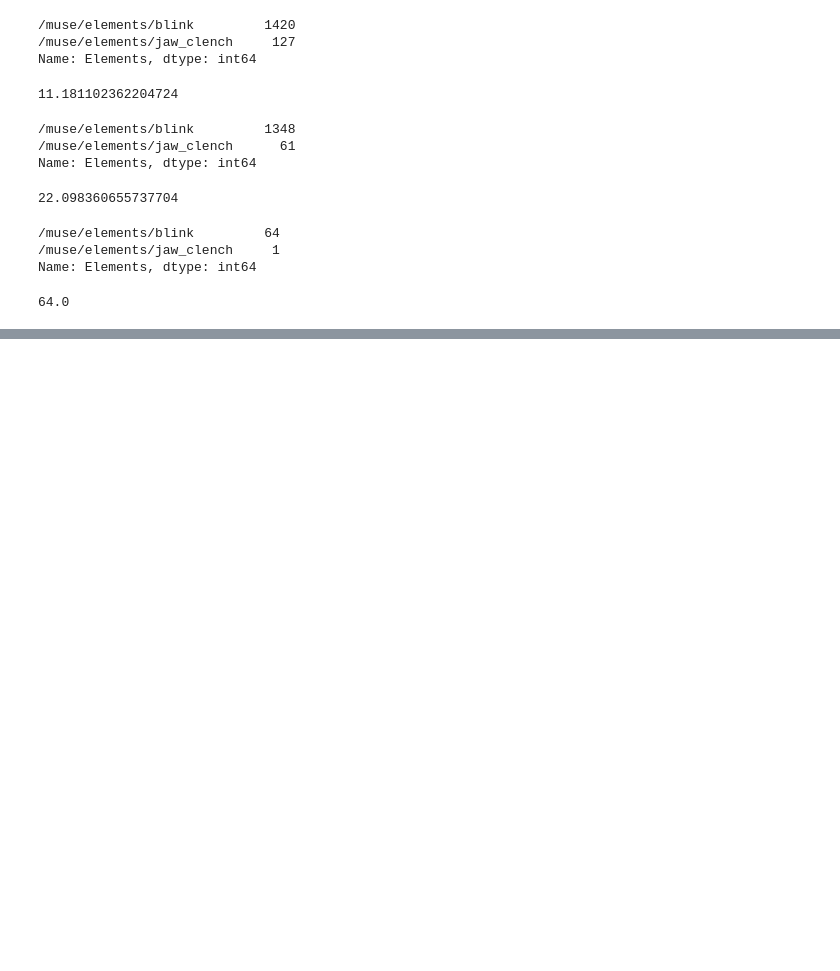
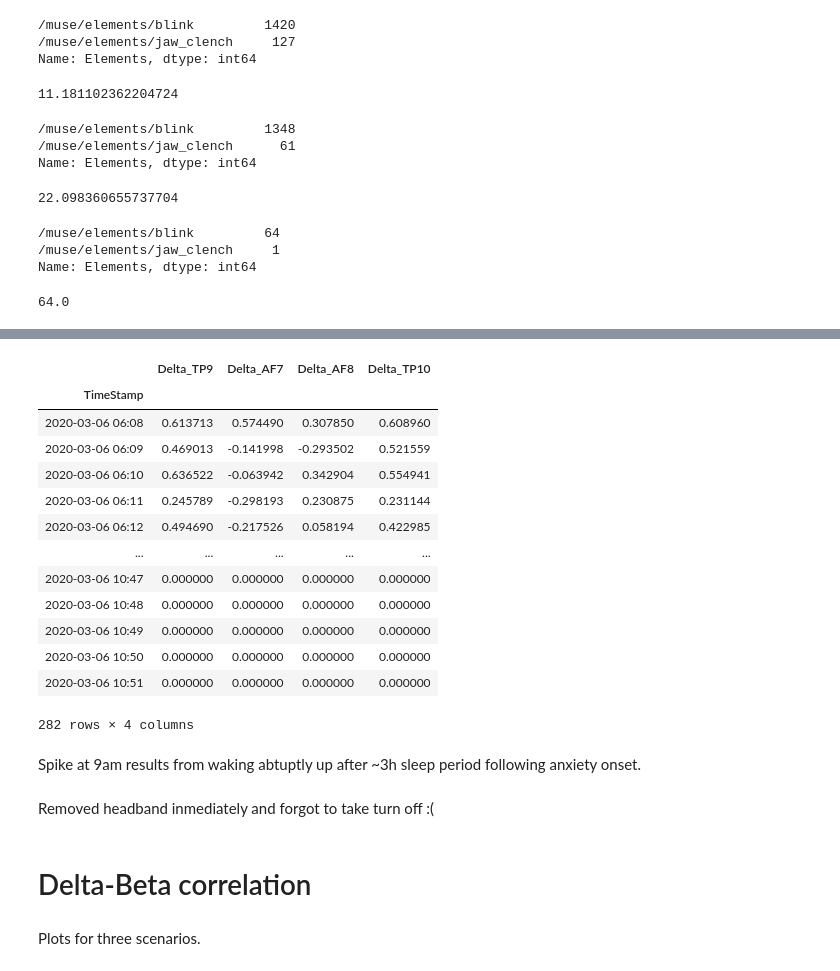
Before and after one commit to marianarf/open-mind, a Jupyter notebook: basal_anxiety_sleep_analysis.ipynb, the cells around one changed output, grey strips where cells are left out. Saved outputs shown, nothing was run; the diff lists cells and outputs as text; code cells hidden in the pictures; blank space fills up the shorter version.

```diff
--- a/basal_anxiety_sleep_analysis.ipynb
+++ b/basal_anxiety_sleep_analysis.ipynb
@@ -224,0 +145,25 @@ rho3 # sleep
+# %%
+df_anxiety_sleep.groupby(minutal_anxiety_onset)[delta_columns].apply(lambda x: np.mean(x))
+# %% [output]
+|  | Delta_TP9 | Delta_AF7 | Delta_AF8 | Delta_TP10 |
+| TimeStamp |  |  |  |  |
+| 2020-03-06 06:08 | 0.613713 | 0.574490 | 0.307850 | 0.608960 |
+| 2020-03-06 06:09 | 0.469013 | -0.141998 | -0.293502 | 0.521559 |
+| 2020-03-06 06:10 | 0.636522 | -0.063942 | 0.342904 | 0.554941 |
+| 2020-03-06 06:11 | 0.245789 | -0.298193 | 0.230875 | 0.231144 |
+| 2020-03-06 06:12 | 0.494690 | -0.217526 | 0.058194 | 0.422985 |
+| ... | ... | ... | ... | ... |
+| 2020-03-06 10:47 | 0.000000 | 0.000000 | 0.000000 | 0.000000 |
+| 2020-03-06 10:48 | 0.000000 | 0.000000 | 0.000000 | 0.000000 |
+| 2020-03-06 10:49 | 0.000000 | 0.000000 | 0.000000 | 0.000000 |
+| 2020-03-06 10:50 | 0.000000 | 0.000000 | 0.000000 | 0.000000 |
+| 2020-03-06 10:51 | 0.000000 | 0.000000 | 0.000000 | 0.000000 |
+282 rows × 4 columns
+# %% [markdown]
+Spike at 9am results from waking abtuptly up after ~3h sleep period following anxiety onset.
+# %% [markdown]
+Removed headband inmediately and forgot to take turn off :(
+# %% [markdown]
+# Delta-Beta correlation
+# %% [markdown]
+Plots for three scenarios.
```
Also changed, not shown: parts of 62 cells of this notebook, 4 other files.
